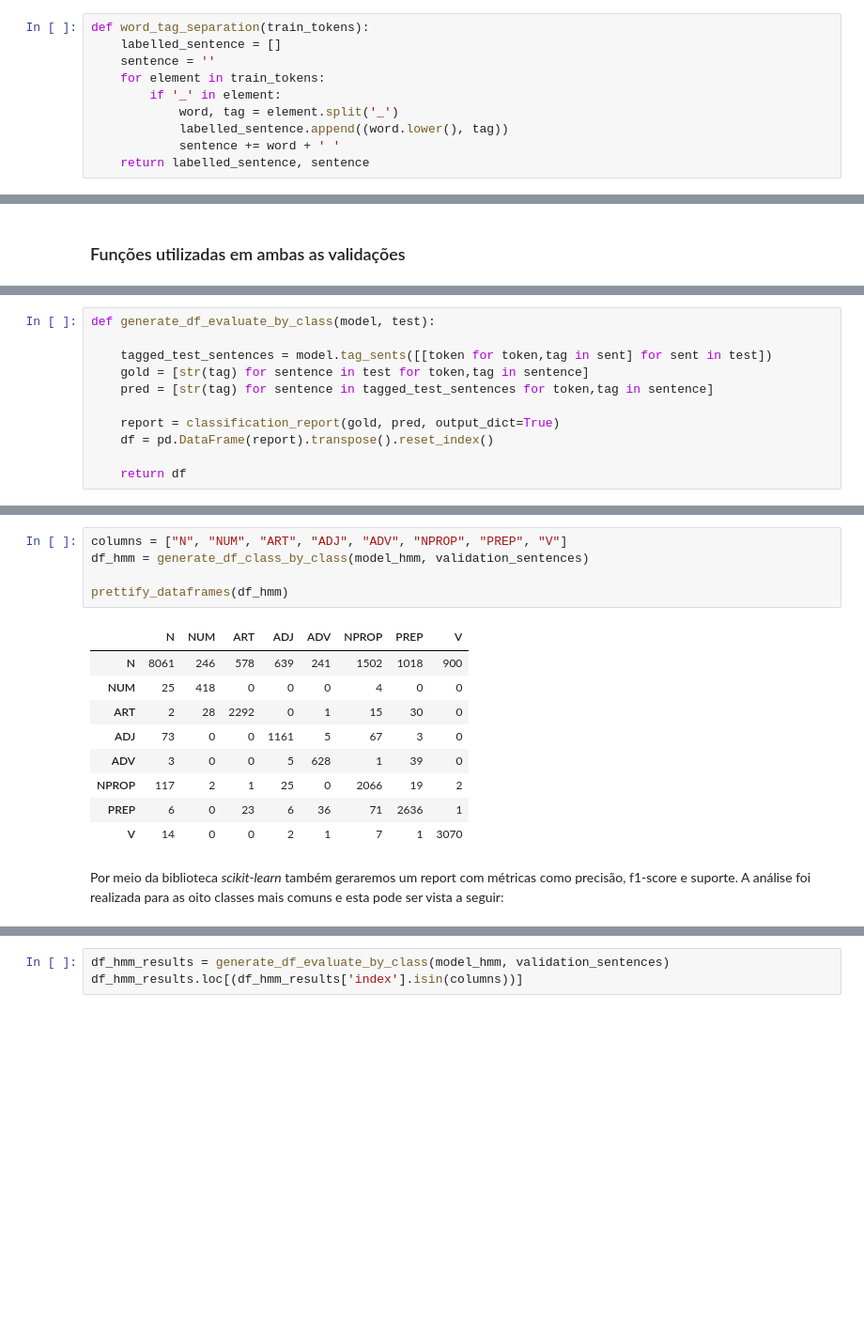
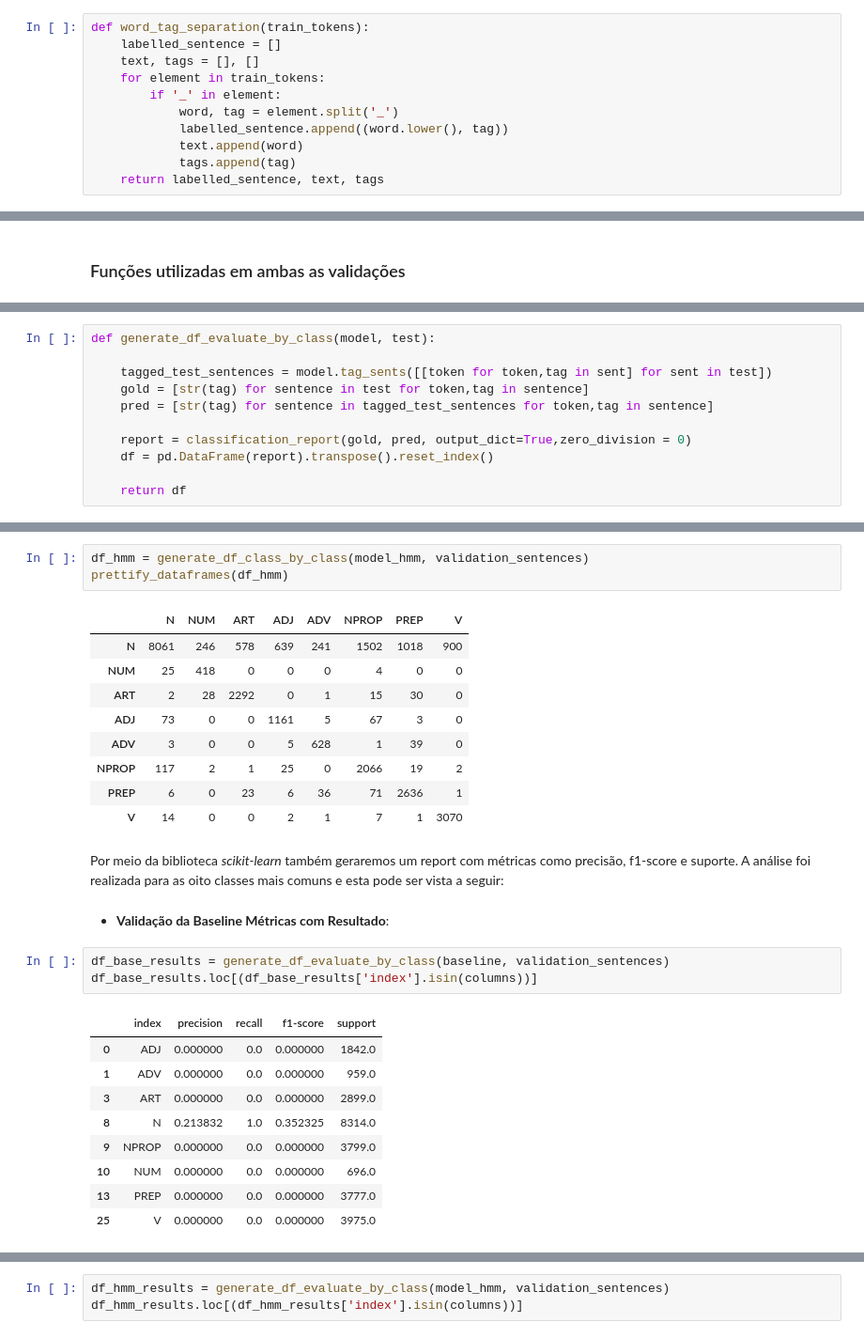
Before and after one commit to RitaRez/POS-Tagging, a Jupyter notebook: pos_tagging.ipynb, the cells around one changed output, grey strips where cells are left out. Shown at 94% size. Drawn from its saved outputs; the diff is of its cells as text; blank space fills up the shorter version.

```diff
--- a/pos_tagging.ipynb
+++ b/pos_tagging.ipynb
@@ -21,13 +20,14 @@ A **primeira etapa** realizada foi a preparação dos dados utilizados. Foi real
 # %%
 def word_tag_separation(train_tokens):
     labelled_sentence = []
-    sentence = ''
+    text, tags = [], []
     for element in train_tokens:
         if '_' in element:
             word, tag = element.split('_')
             labelled_sentence.append((word.lower(), tag))
-            sentence += word + ' '
-    return labelled_sentence, sentence
+            text.append(word)
+            tags.append(tag)
+    return labelled_sentence, text, tags
 # %%
 def sentence_tokenization(set):
     sentences, cur_sentence = [], []
@@ -173,7 +184,7 @@ def generate_df_evaluate_by_class(model, test):
     gold = [str(tag) for sentence in test for token,tag in sentence]
     pred = [str(tag) for sentence in tagged_test_sentences for token,tag in sentence]
 
-    report = classification_report(gold, pred, output_dict=True)
+    report = classification_report(gold, pred, output_dict=True,zero_division = 0)
     df = pd.DataFrame(report).transpose().reset_index()
 
     return df
@@ -206,7 +232,5 @@ Inicialmente para cada palavra em nosso conjunto de validação iremos tentar pr
 # %%
-columns = ["N", "NUM", "ART", "ADJ", "ADV", "NPROP", "PREP", "V"]
 df_hmm = generate_df_class_by_class(model_hmm, validation_sentences)
-
 prettify_dataframes(df_hmm)
 # %% [output]
 |  | N | NUM | ART | ADJ | ADV | NPROP | PREP | V |
@@ -220,3 +244,18 @@ prettify_dataframes(df_hmm)
 | V | 14 | 0 | 0 | 2 | 1 | 7 | 1 | 3070 |
 # %% [markdown]
 Por meio da biblioteca *scikit-learn* também geraremos um report com métricas como precisão, f1-score e suporte. A análise foi realizada para as oito classes mais comuns e esta pode ser vista a seguir:
+# %% [markdown]
+- **Validação da Baseline Métricas com Resultado**:
+# %%
+df_base_results = generate_df_evaluate_by_class(baseline, validation_sentences)
+df_base_results.loc[(df_base_results['index'].isin(columns))]
+# %% [output]
+|  | index | precision | recall | f1-score | support |
+| 0 | ADJ | 0.000000 | 0.0 | 0.000000 | 1842.0 |
+| 1 | ADV | 0.000000 | 0.0 | 0.000000 | 959.0 |
+| 3 | ART | 0.000000 | 0.0 | 0.000000 | 2899.0 |
+| 8 | N | 0.213832 | 1.0 | 0.352325 | 8314.0 |
+| 9 | NPROP | 0.000000 | 0.0 | 0.000000 | 3799.0 |
+| 10 | NUM | 0.000000 | 0.0 | 0.000000 | 696.0 |
+| 13 | PREP | 0.000000 | 0.0 | 0.000000 | 3777.0 |
+| 25 | V | 0.000000 | 0.0 | 0.000000 | 3975.0 |
```
Also changed, not shown: parts of 17 cells of this notebook, 2 other files.
